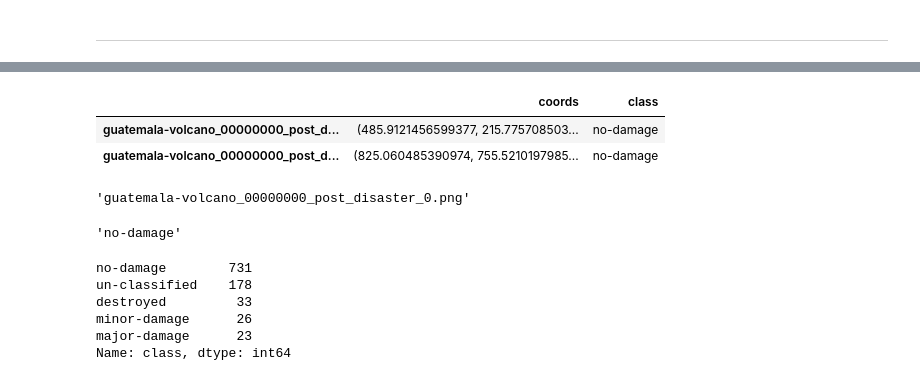
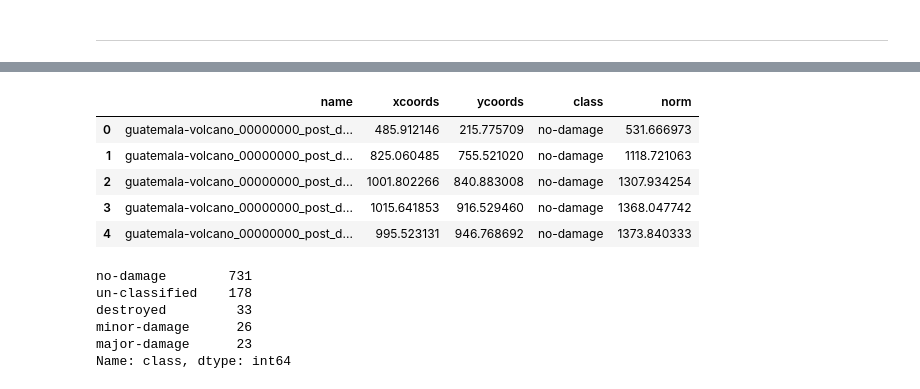
Before and after one commit to ali-ism/GCN-Disaster-Damage-thesis, a Jupyter notebook: playground.ipynb, the cells around one changed output, grey strips where cells are left out. Drawn from its saved outputs; the diff is of its cells as text; code cells hidden in the pictures.

```diff
--- a/playground.ipynb
+++ b/playground.ipynb
@@ -178,18 +137,18 @@ WindowsPath('C:/xBD/test_bldgs/guatemala-volcano/guatemala-volcano_00000009_post
 # %% [markdown]
 ---
 # %%
-import os
+import pandas as pd
 from pathlib import Path
-from collections import defaultdict
+xbd_path = 'datasets/xbd'
+subsets = ('/train_bldgs/', '/hold_bldgs/', '/test_bldgs/')
 
-disaster_dict = defaultdict(list)
-xbd_path = 'C:/xBD'
-subsets = ('/train_bldgs/', '/hold_bldgs/', '/test_bldgs/', '/tier3_bldgs/')
-
-disaster_folders = os.listdir(xbd_path + subsets[0]) + os.listdir(xbd_path + subsets[-1])
+disaster_folders = os.listdir(xbd_path + subsets[0])
+disaster_folders_tier3 = os.listdir(xbd_path + '/tier3_bldgs/')
 
 for subset in subsets:
+    subset_marker = subset[subset.find('/')+len('/'):subset.rfind('_')]
     for disaster in disaster_folders:
-        disaster_dict[disaster + '_pre'].extend(map(str, Path(xbd_path + subset + disaster).glob('*pre_disaster*')))
-        disaster_dict[disaster + '_post'].extend(map(str, Path(xbd_path + subset + disaster).glob('*post_disaster*')))
-        disaster_dict[disaster + '_labels'].extend(map(str, Path(xbd_path + subset + disaster).glob('*.csv')))
+        print(list(Path(xbd_path + subset + disaster).glob('*.csv*'))[0])
+        labels = pd.read_csv(list(Path(xbd_path + subset + disaster).glob('*.csv*'))[0])
+        break
+    break
@@ -262,6 +156,0 @@ annotation.head()
-# %%
-annotation.loc[['guatemala-volcano_00000000_post_disaster_0.png','guatemala-volcano_00000000_post_disaster_1.png'],:]
-# %% [output]
-|  | coords | class |
-| guatemala-volcano_00000000_post_d... | (485.9121456599377, 215.775708503... | no-damage |
-| guatemala-volcano_00000000_post_d... | (825.060485390974, 755.5210197985... | no-damage |
@@ -270,12 +157,16 @@ list_post_images = disasters_dict[disaster + '_post']
-# %%
-import os
-os.path.split(list_post_images[0])[1]
-# %% [output]
-'guatemala-volcano_00000000_post_disaster_0.png'
-# %%
-annotation[os.path.split(list_post_images[0])[1]]
-# %% [output]
-'no-damage'
+# %%
+from math import sqrt
+labels.columns = ['name', 'xcoords', 'ycoords', 'class']
+norm = lambda row: sqrt(row[1]**2 + row[2]**2)
+labels['norm'] = labels.apply(norm, axis=1)
+labels.head()
+# %% [output]
+|  | name | xcoords | ycoords | class | norm |
+| 0 | guatemala-volcano_00000000_post_d... | 485.912146 | 215.775709 | no-damage | 531.666973 |
+| 1 | guatemala-volcano_00000000_post_d... | 825.060485 | 755.521020 | no-damage | 1118.721063 |
+| 2 | guatemala-volcano_00000000_post_d... | 1001.802266 | 840.883008 | no-damage | 1307.934254 |
+| 3 | guatemala-volcano_00000000_post_d... | 1015.641853 | 916.529460 | no-damage | 1368.047742 |
+| 4 | guatemala-volcano_00000000_post_d... | 995.523131 | 946.768692 | no-damage | 1373.840333 |
 # %%
 annotation.value_counts()
 # %% [output]
```
Also changed, not shown: parts of 21 cells of this notebook, 5 other files.
